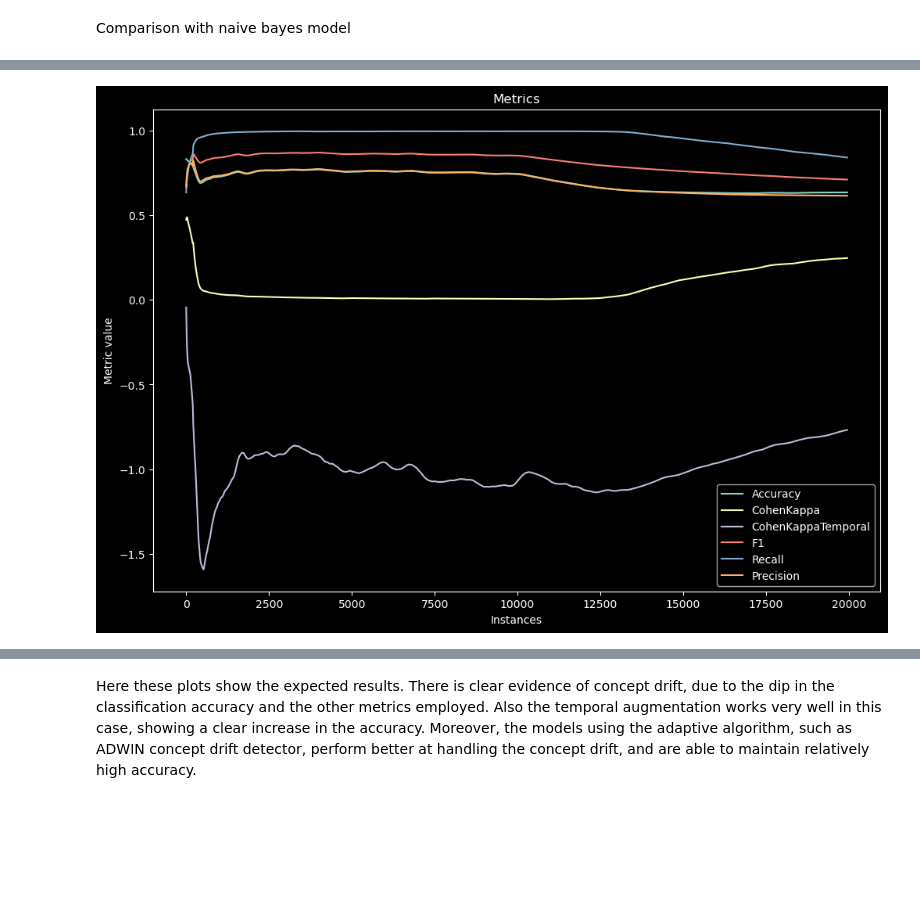
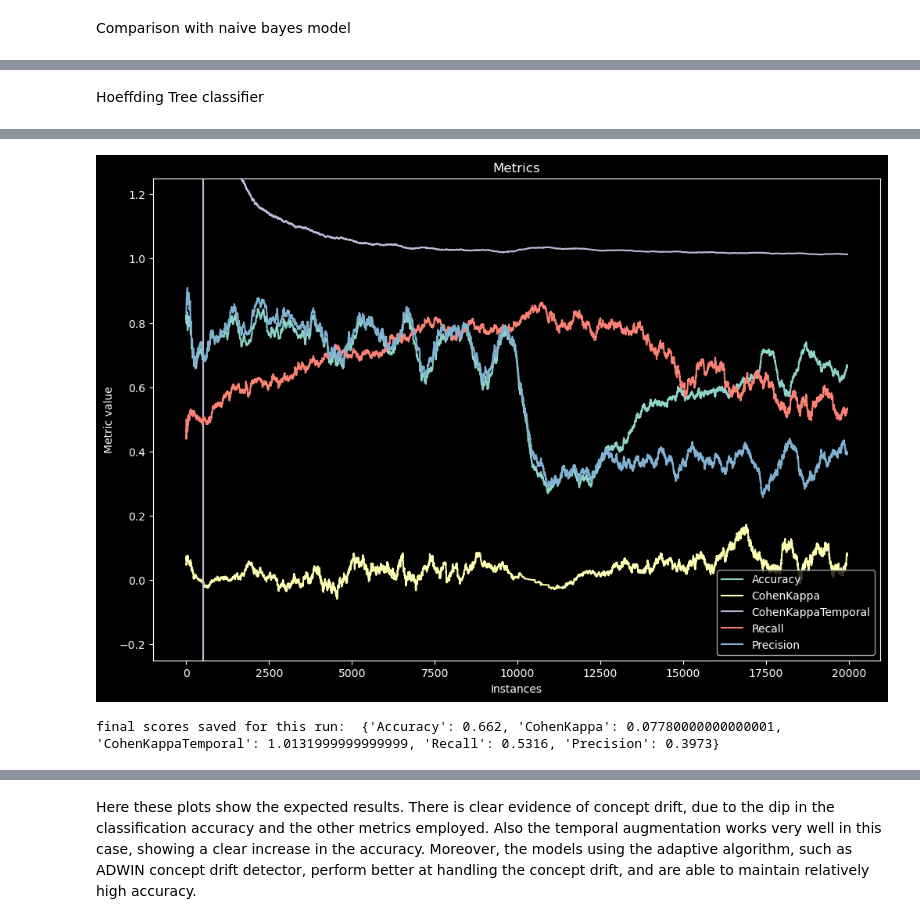
Before and after one commit to SimonGiampy/NARMA-SML, a Jupyter notebook: NARMA_Streaming_ML_Evaluation.ipynb, the cells around one changed output, grey strips where cells are left out. Saved outputs shown, nothing was run; the diff lists cells and outputs as text; code cells hidden in the pictures; blank space fills up the shorter version.

```diff
--- a/NARMA_Streaming_ML_Evaluation.ipynb
+++ b/NARMA_Streaming_ML_Evaluation.ipynb
@@ -470,11 +517,11 @@ Accuracy: 65.08%, CohenKappa: 0.10%, CohenKappaTemporal: -121.89%, F1: 78.80%, R
 # %%
 
-datastream = iter_pandas(X = dataset_drift_features[features], y = dataset_drift_features[target])
 model = HoeffdingTreeClassifier()
 
-metric_results = prequential_evaluation(datastream, model)
-plot_metrics(metric_results)
+results = evaluate_model(drift_source="features", model=model)
 
 # save final results to numpy array
-scores[1, :, 1] = metric_results[dataset_size[0] - 1, :-1]
+scores[1, :, 1] = results[dataset_size[0] - 1, :]
+final_score = dict(zip(labels, scores[1, :, 1]))
+print("final scores saved for this run: ", final_score)
 # %% [output]
@@ -533,9 +578,10 @@ Accuracy: 65.19%, CohenKappa: 1.24%, CohenKappaTemporal: -121.23%, F1: 78.74%, R
 # %%
-datastream = iter_pandas(X = dataset_drift_features[features], y = dataset_drift_features[target])
-model = TemporallyAugmentedClassifier(base_learner=HoeffdingAdaptiveTreeClassifier(), num_old_labels=5)
-metric_results = prequential_evaluation(datastream, model)
-plot_metrics(metric_results)
+
+model = TemporallyAugmentedClassifier(base_learner=HoeffdingAdaptiveTreeClassifier(), num_old_labels=5, num_old_features=0)
+results = evaluate_model(drift_source="features", model=model)
 
 # save final results to numpy array
-scores[3, :, 1] = metric_results[dataset_size[0] - 1, :-1]
+scores[3, :, 1] = results[dataset_size[0] - 1, :]
+final_score = dict(zip(labels, scores[3, :, 1]))
+print("final scores saved for this run: ", final_score)
 # %% [output]
@@ -572,0 +609,9 @@ This phenomenon explains why the streaming machine learning models can predict w
+# %%
+
+model = TemporallyAugmentedClassifier(base_learner=HoeffdingAdaptiveTreeClassifier(), num_old_labels=5, num_old_features=5)
+results = evaluate_model(drift_source="features", model=model)
+
+# save final results to numpy array
+scores[4, :, 1] = results[dataset_size[0] - 1, :]
+final_score = dict(zip(labels, scores[4, :, 1]))
+print("final scores saved for this run: ", final_score)
@@ -577,10 +648,10 @@ Comparison with naive bayes model
 # %%
 model = naive_bayes.GaussianNB()
 
-datastream = iter_pandas(X = dataset_drift_labels[features], y = dataset_drift_labels[target])
-metric_results = prequential_evaluation(datastream, model)
-plot_metrics(metric_results)
+results = evaluate_model(drift_source="labels", model=model)
 
 # save final results to numpy array
-scores[0, :, 2] = metric_results[dataset_size[0] - 1, :-1]
+scores[0, :, 2] = results[dataset_size[0] - 1, :]
+final_score = dict(zip(labels, scores[0, :, 2]))
+print("final scores saved for this run: ", final_score)
 # %% [output]
@@ -608,11 +677,13 @@ Accuracy: 53.03%, CohenKappa: 0.00%, CohenKappaTemporal: -127.32%, F1: 69.29%, R
+# %% [markdown]
+Hoeffding Tree classifier
 # %%
 
-datastream = iter_pandas(X = dataset_drift_labels[features], y = dataset_drift_labels[target])
 model = HoeffdingTreeClassifier()
 
-metric_results = prequential_evaluation(datastream, model)
-plot_metrics(metric_results)
+results = evaluate_model(drift_source="labels", model=model)
 
 # save final results to numpy array
-scores[1, :, 2] = metric_results[dataset_size[0] - 1, :-1]
+scores[1, :, 2] = results[dataset_size[0] - 1, :]
+final_score = dict(zip(labels, scores[1, :, 2]))
+print("final scores saved for this run: ", final_score)
 # %% [output]
@@ -639 +707,2 @@ Accuracy: 63.55%, CohenKappa: 25.07%, CohenKappaTemporal: -76.40%, F1: 70.94%, R
-[figure, old version]
+[figure, new version]
+final scores saved for this run:  {'Accuracy': 0.662, 'CohenKappa': 0.07780000000000001, 'CohenKappaTemporal': 1.0131999999999999, 'Recall': 0.5316, 'Precision': 0.3973}
```
Also changed, not shown: parts of 48 cells of this notebook.
